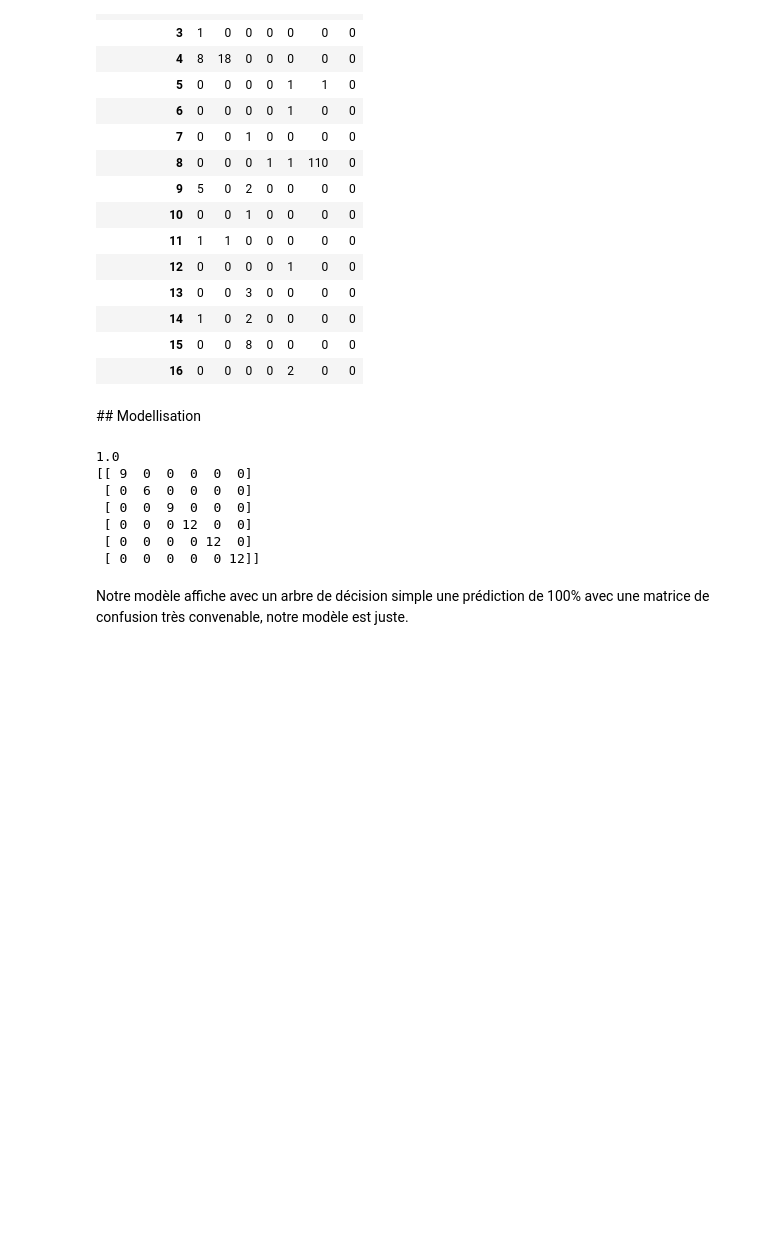
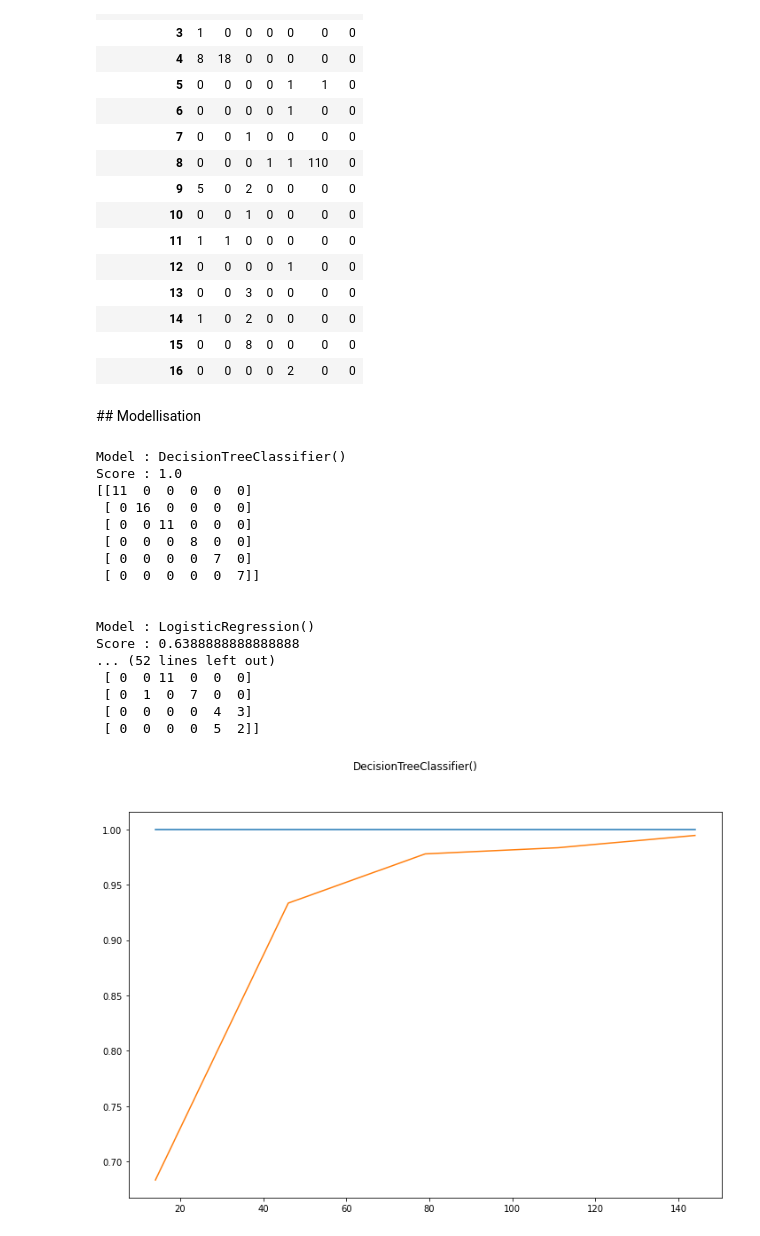
Before and after one commit to MattiasEyh/Types_Spectraux_Etoiles_ML, a Jupyter notebook: Types_etoiles.ipynb, the cells around one changed output. Drawn from its saved outputs; the diff is of its cells as text; code cells hidden in the pictures; blank space fills up the shorter version.

Commit message:
Ajout des comparaisons des différents modèles

```diff
--- a/Types_etoiles.ipynb
+++ b/Types_etoiles.ipynb
@@ -311,6 +311,3 @@ x = df.drop("Type",axis=1)
 y = df["Type"]
 
 X_train, X_test, Y_train, Y_test = train_test_split(x,y)
-# %%
-from sklearn.tree import DecisionTreeClassifier
-model = DecisionTreeClassifier(random_state=3)
@@ -317 +321,10 @@ model = DecisionTreeClassifier(random_state=3)
+# %%
+modeles = []
+modeles.append(DecisionTreeClassifier())
+modeles.append(LogisticRegression())
+modeles.append(GradientBoostingClassifier())
+modeles.append(SVC())
+modeles.append(GaussianNB())
+modeles.append(BernoulliNB())
+modeles.append(KNeighborsClassifier())
 # %%
@@ -319,17 +333,40 @@ from sklearn.metrics import f1_score, confusion_matrix, classification_report
-# %%
-
-model.fit(X_train, Y_train)
-ypred = model.predict(X_test)
-print(model.score(X_train, Y_train))
-cv = confusion_matrix(Y_test, ypred)
-print(cv)
-# %% [output]
-1.0
-[[ 9  0  0  0  0  0]
- [ 0  6  0  0  0  0]
- [ 0  0  9  0  0  0]
- [ 0  0  0 12  0  0]
- [ 0  0  0  0 12  0]
- [ 0  0  0  0  0 12]]
-# %% [markdown]
-Notre modèle affiche avec un arbre de décision simple une prédiction de 100% avec une matrice de confusion très convenable, notre modèle est juste.
+# %%
+def trainModel(model):
+    model.fit(X_train, Y_train)
+    ypred = model.predict(X_test)
+
+    N, train_score, val_score = learning_curve(model,X_train, Y_train)
+
+
+    print("Model : {}".format(model))
+    print("Score : {}".format(model.score(X_train, Y_train)))
+    print(confusion_matrix(Y_test, ypred))
+
+    plt.figure(figsize=(12, 8))
+    plt.suptitle(model)
+    plt.plot(N, train_score.mean(axis=1), label='train score')
+    plt.plot(N, val_score.mean(axis=1), label='validation score')
+
+    print("\n")
+# %%
+for modele in modeles:
+    trainModel(modele)
+# %% [output]
+Model : DecisionTreeClassifier()
+Score : 1.0
+[[11  0  0  0  0  0]
+ [ 0 16  0  0  0  0]
+ [ 0  0 11  0  0  0]
+ [ 0  0  0  8  0  0]
+ [ 0  0  0  0  7  0]
+ [ 0  0  0  0  0  7]]
+
+
+Model : LogisticRegression()
+Score : 0.6388888888888888
+... (52 lines left out)
+ [ 0  0 11  0  0  0]
+ [ 0  1  0  7  0  0]
+ [ 0  0  0  0  4  3]
+ [ 0  0  0  0  5  2]]
+[figure, added]
```
Also changed, not shown: parts of 5 cells of this notebook.
